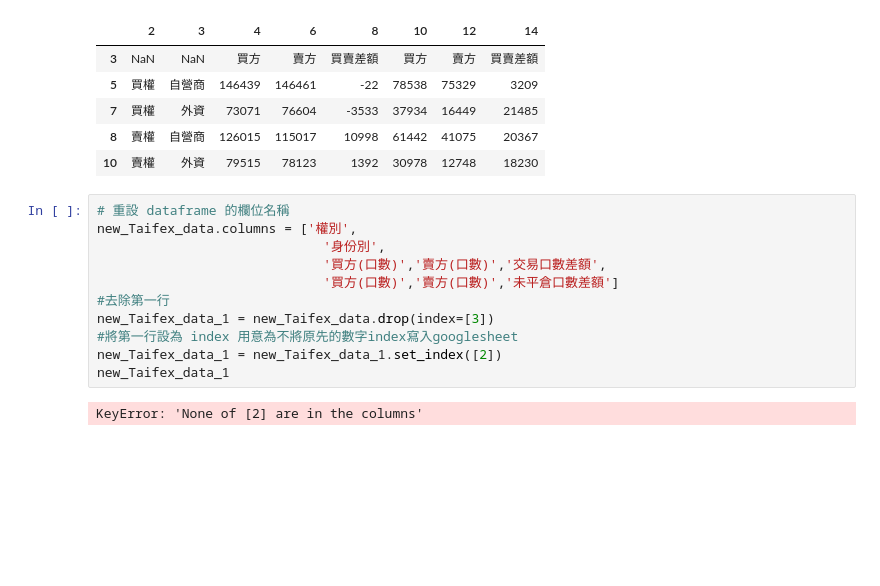
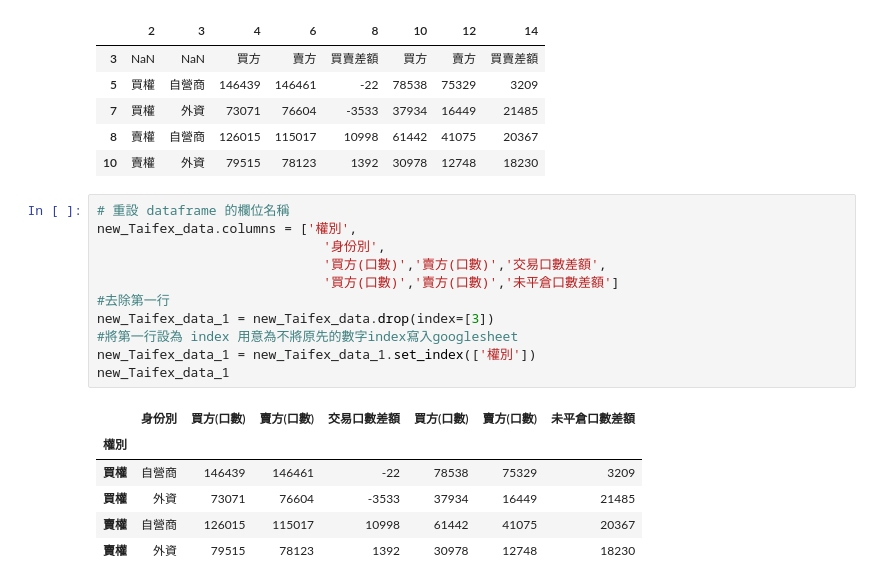
Before and after one commit to Ricky7737/StockInformationWriteInGoogleSheet, a Jupyter notebook: Functiontest/TAIFEX.ipynb, the cells around one changed output. Cells and saved outputs as stored; diff of their text form; blank space fills up the shorter version.

```diff
--- a/Functiontest/TAIFEX.ipynb
+++ b/Functiontest/TAIFEX.ipynb
@@ -68,16 +83,21 @@ new_Taifex_data
 # %%
 # 重設 dataframe 的欄位名稱
 new_Taifex_data.columns = ['權別',
                              '身份別',
                              '買方(口數)','賣方(口數)','交易口數差額',
                              '買方(口數)','賣方(口數)','未平倉口數差額']
 #去除第一行
 new_Taifex_data_1 = new_Taifex_data.drop(index=[3])
 #將第一行設為 index 用意為不將原先的數字index寫入googlesheet
-new_Taifex_data_1 = new_Taifex_data_1.set_index([2])
+new_Taifex_data_1 = new_Taifex_data_1.set_index(['權別'])
 new_Taifex_data_1
 # %% [output]
-KeyError: 'None of [2] are in the columns'
+|  | 身份別 | 買方(口數) | 賣方(口數) | 交易口數差額 | 買方(口數) | 賣方(口數) | 未平倉口數差額 |
+| 權別 |  |  |  |  |  |  |  |
+| 買權 | 自營商 | 146439 | 146461 | -22 | 78538 | 75329 | 3209 |
+| 買權 | 外資 | 73071 | 76604 | -3533 | 37934 | 16449 | 21485 |
+| 賣權 | 自營商 | 126015 | 115017 | 10998 | 61442 | 41075 | 20367 |
+| 賣權 | 外資 | 79515 | 78123 | 1392 | 30978 | 12748 | 18230 |
 # %%
 
 new_Taifex_data_1
```
Also changed, not shown: parts of 7 cells of this notebook.
